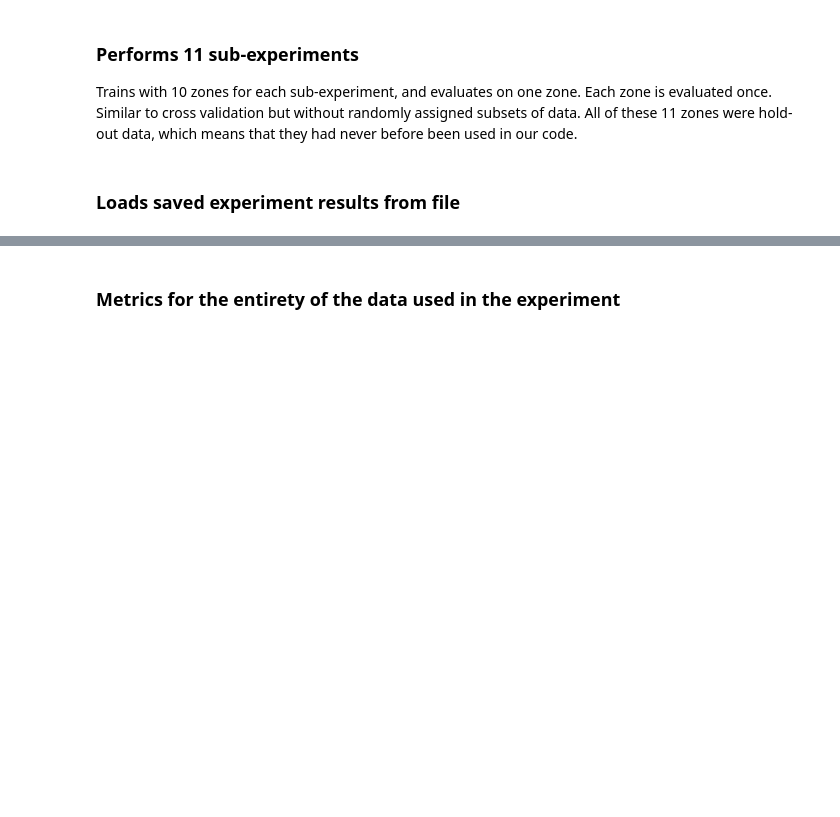
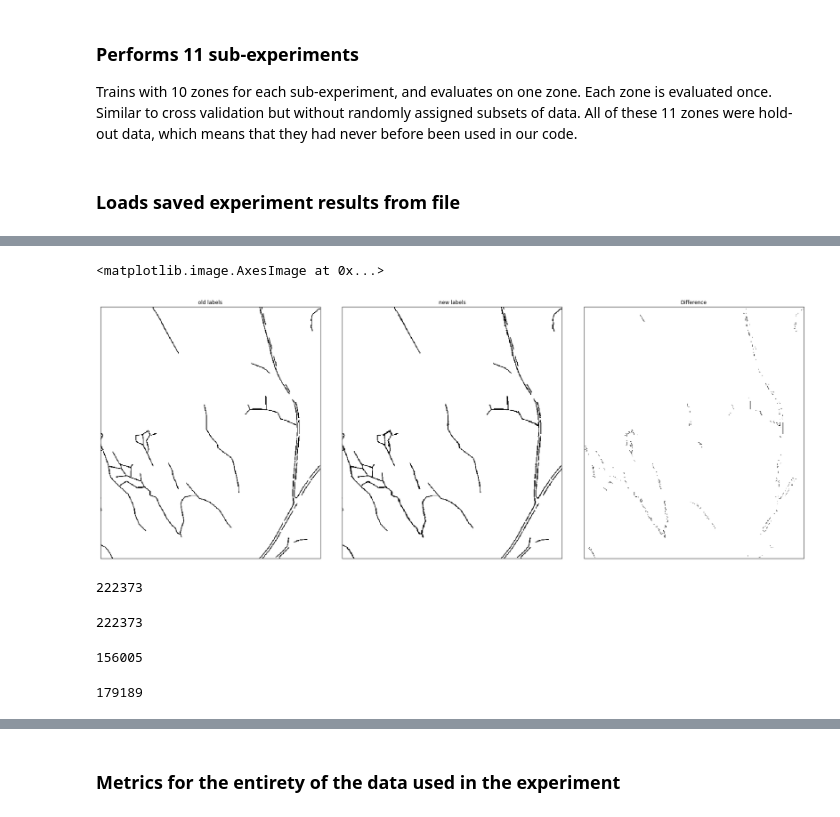
Before and after one commit to jonatan-flyckt/random_forest_lidar_ditch_detection, a Jupyter notebook: random_forest_experiment.ipynb, the cells around one changed output, grey strips where cells are left out. Drawn from its saved outputs; the diff is of its cells as text; code cells hidden in the pictures; blank space fills up the shorter version.

Commit message:
Adds some code to change result and labels files.

```diff
--- a/random_forest_experiment.ipynb
+++ b/random_forest_experiment.ipynb
@@ -75,0 +78,2 @@ y_test_all = prediction2d[2]
+# %%
+predictions = predictions.reshape(11, 3, 2997, 2620)
@@ -75,0 +88,60 @@ y_test_all = prediction2d[2]
+# %%
+for i in range(0, 1):#predictions.shape[0]):
+    pred = predictions[i, 1]
+    new_pred = pred.copy()
+    labels = predictions[i, 2]
+    new_labels = labels.copy()
+    false_positives = np.zeros(pred.shape)
+    false_negatives = np.zeros(pred.shape)
+    for j in range(pred.shape[0]):
+        for k in range(pred.shape[1]):
+            if pred[j, k] == 1 and labels[j, k] == 0:
+                false_positives[j, k] = 1
+            elif pred[j, k] == 0 and labels[j, k] == 1:
+                false_negatives[j, k] = 1
+    for j in range(0, len(pred) - 6, 6):
+        for k in range(0, len(pred[i]) - 6, 6):
+            if false_positives[j, k] == 1:
+                if labels[j+6, k] == 1 or labels[j-6, k] == 1 or labels[j, k+6] == 1 or labels[j, k-6] == 1:
+                    for l in range(j, j+6):
+                        for m in range(k, k+6):
+                            new_labels[l, m] = 1
+            if false_negatives[j, k] == 1:
+                if pred[j+6, k] == 1 or pred[j-6, k] == 1 or pred[j, k+6] == 1 or pred[j, k-6] == 1:
+                    for l in range(j, j+6):
+                        for m in range(k, k+6):
+                            new_pred[l, m] = 1
+# %%
+plt.figure(num=None, figsize=(30,90), facecolor='w', edgecolor='k')
+ax = [plt.subplot(1,3,i+1) for i in range(3)]
+for a in ax:
+    a.set_xticklabels([])
+    a.set_yticklabels([])
+    a.tick_params(bottom=False, left=False)
+plt.subplots_adjust(wspace=0.1,hspace=0.1)
+
+ax[0].title.set_text(f"old labels")
+ax[0].imshow(labels * -1, cmap = "gray")
+ax[1].title.set_text(f"new labels")
+ax[1].imshow(new_labels * -1, cmap = "gray")
+ax[2].title.set_text(f"Difference")
+ax[2].imshow((new_labels - labels)  * -1, cmap = "gray")
+# %% [output]
+<matplotlib.image.AxesImage at 0x...>
+[figure, added]
+# %%
+np.count_nonzero(pred)
+# %% [output]
+222373
+# %%
+np.count_nonzero(new_pred)
+# %% [output]
+222373
+# %%
+np.count_nonzero(labels)
+# %% [output]
+156005
+# %%
+np.count_nonzero(new_labels)
+# %% [output]
+179189
```
Also changed, not shown: parts of 8 cells of this notebook.
